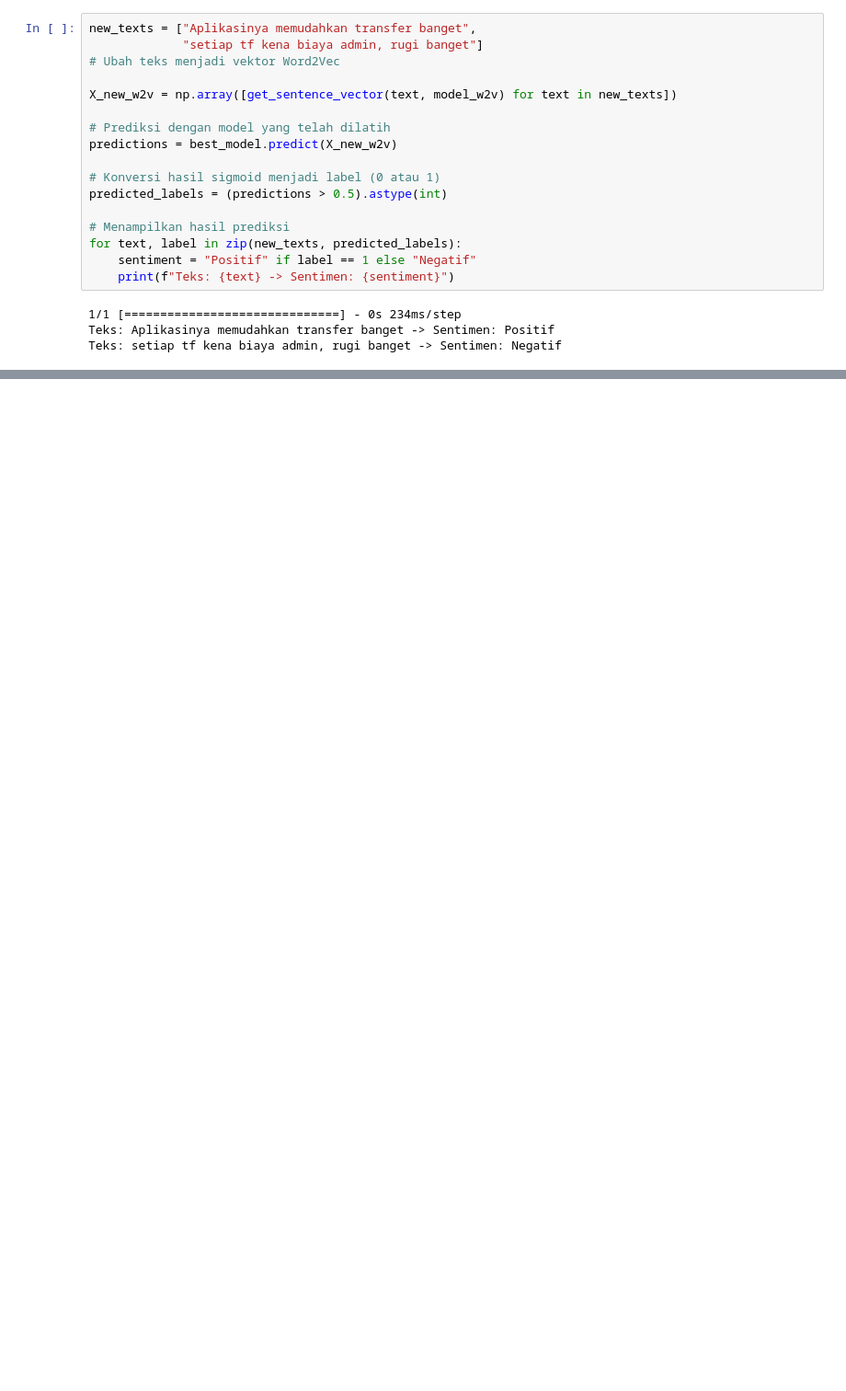
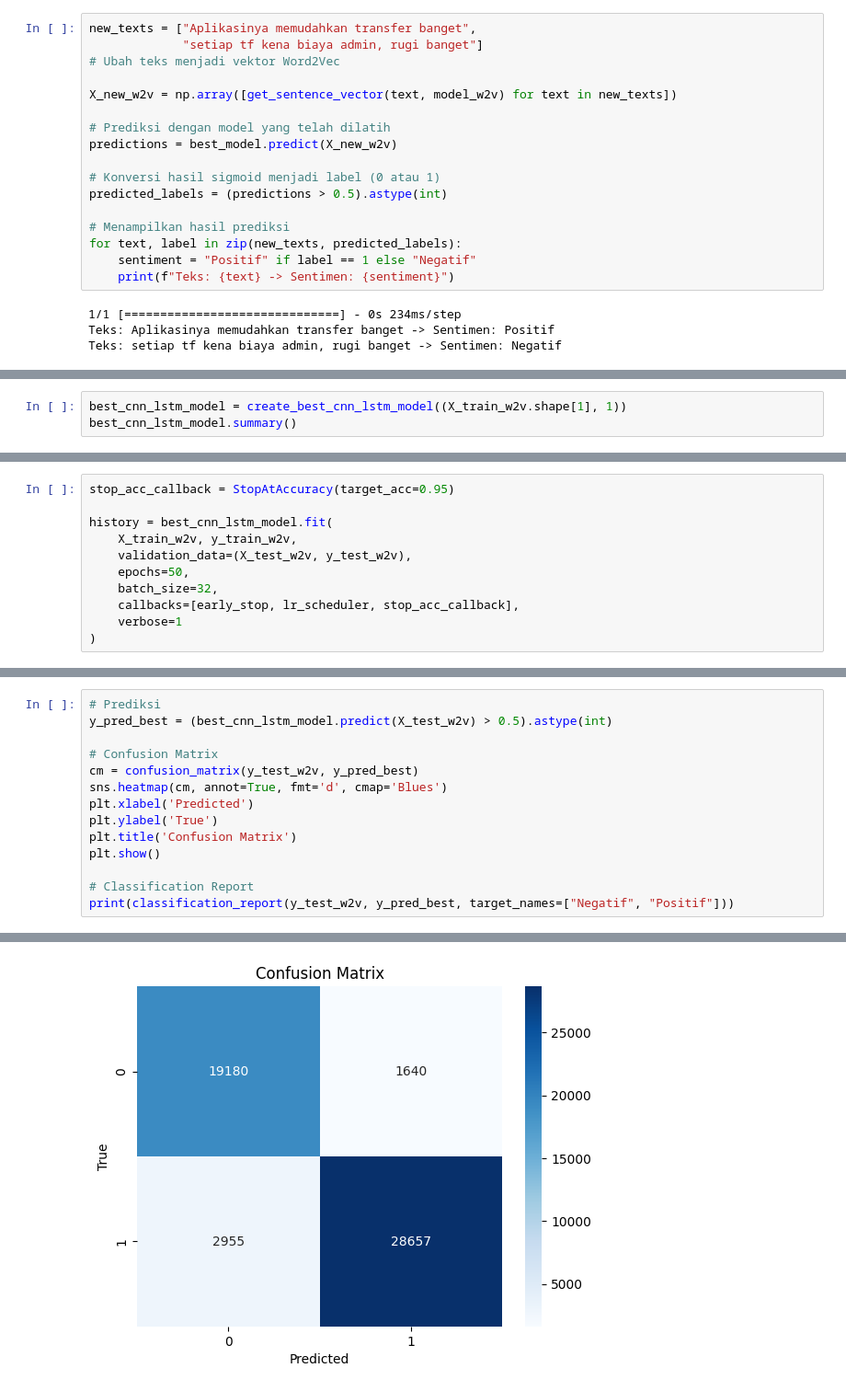
Before and after one commit to Sintasitinuriah/PengembanganMachineLearning, a Jupyter notebook: analisis-sentiment-reviews-ovo.ipynb, the cells around one changed output, grey strips where cells are left out. Shown at 92% size. Drawn from its saved outputs; the diff is of its cells as text; blank space fills up the shorter version.

```diff
--- a/analisis-sentiment-reviews-ovo.ipynb
+++ b/analisis-sentiment-reviews-ovo.ipynb
@@ -964,0 +1023,3 @@ Teks: setiap tf kena biaya admin, rugi banget -> Sentimen: Negatif
+# %%
+best_cnn_lstm_model = create_best_cnn_lstm_model((X_train_w2v.shape[1], 1))
+best_cnn_lstm_model.summary()
@@ -964,0 +1044,11 @@ Teks: setiap tf kena biaya admin, rugi banget -> Sentimen: Negatif
+# %%
+stop_acc_callback = StopAtAccuracy(target_acc=0.95)
+
+history = best_cnn_lstm_model.fit(
+    X_train_w2v, y_train_w2v,
+    validation_data=(X_test_w2v, y_test_w2v),
+    epochs=50,
+    batch_size=32,
+    callbacks=[early_stop, lr_scheduler, stop_acc_callback],
+    verbose=1
+)
@@ -964,0 +1081,15 @@ Teks: setiap tf kena biaya admin, rugi banget -> Sentimen: Negatif
+# %%
+# Prediksi
+y_pred_best = (best_cnn_lstm_model.predict(X_test_w2v) > 0.5).astype(int)
+
+# Confusion Matrix
+cm = confusion_matrix(y_test_w2v, y_pred_best)
+sns.heatmap(cm, annot=True, fmt='d', cmap='Blues')
+plt.xlabel('Predicted')
+plt.ylabel('True')
+plt.title('Confusion Matrix')
+plt.show()
+
+# Classification Report
+print(classification_report(y_test_w2v, y_pred_best, target_names=["Negatif", "Positif"]))
+# %% [output]
@@ -964,0 +1097 @@ Teks: setiap tf kena biaya admin, rugi banget -> Sentimen: Negatif
+[figure, added]
```
Also changed, not shown: parts of 27 cells of this notebook, 9 other files.
